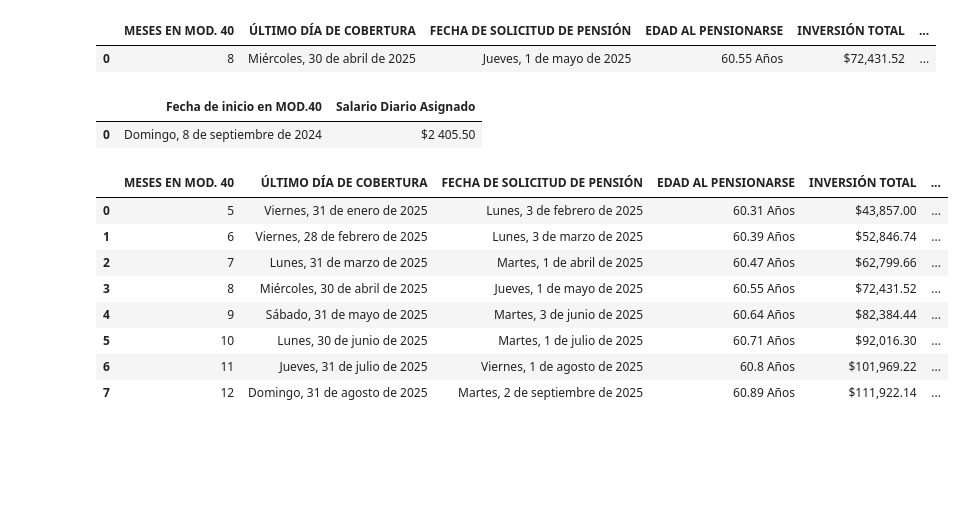
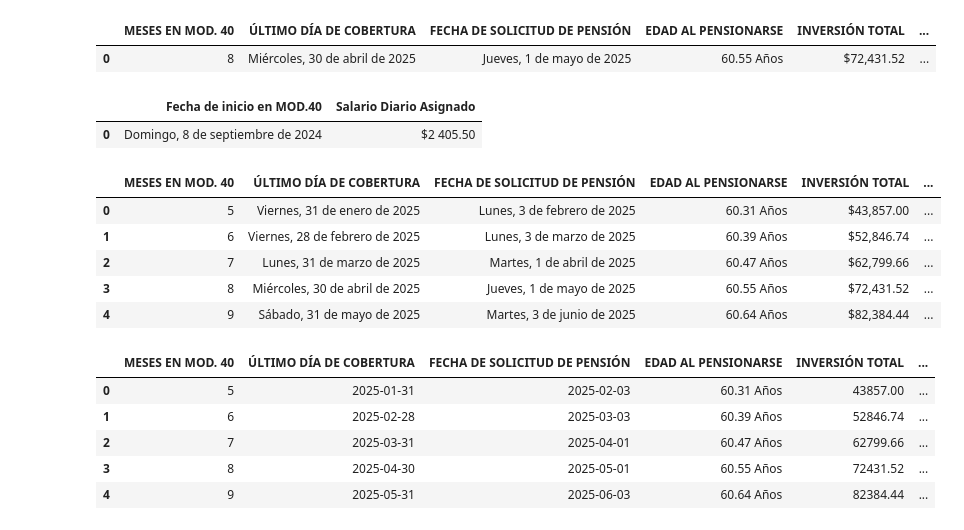
Before and after one commit to Alfonzo1114/streamlit, a Jupyter notebook: Pensiones_V3.ipynb, the cells around one changed output. Cells and saved outputs as stored; diff of their text form; code cells hidden in the pictures; blank space fills up the shorter version.

```diff
--- a/Pensiones_V3.ipynb
+++ b/Pensiones_V3.ipynb
@@ -1632,8 +1633,8 @@ def tablas_corridas40(salario_diario, fecha_inicio, fecha_nacimiento, inizio, fi
 
         # Calculate age at retirement
         edad_al_pensionarse = round((fecha_solicitud- fecha_nacimiento).days / 365.25, 2)
-        inversion_total = pagos40_simplificado(salario_diario, fecha_inicio, mese)
-        inversion_total = convert_double_currency(inversion_total)
+        inversion_total_num = pagos40_simplificado(salario_diario, fecha_inicio, mese)
+        inversion_total = convert_double_currency(inversion_total_num)
         nuevas_semanas_reconocidas = nuevas_semanas_reconocidas_fcn(semanas_reconocidas=semanas_reconocidas,
                                                                     fecha_inicio=fecha_inicio, fecha_final=fecha_fin_cobertura)
 
@@ -1651,8 +1652,8 @@ def tablas_corridas40(salario_diario, fecha_inicio, fecha_nacimiento, inizio, fi
             porcentaje_asignaciones=0.15
         )
         pension_df, detalles_df = pension_manual.calculo_pension()
-
         pension_final = detalles_df.loc['Pension Final']['Valores']
+        pension_final_num = float(pension_final.strip('$').replace(',', ''))
 
         if mese == inizio:
             # Second dataframe with detailed information
@@ -1664,38 +1665,60 @@ def tablas_corridas40(salario_diario, fecha_inicio, fecha_nacimiento, inizio, fi
                 'INVERSIÓN TOTAL':inversion_total,
                 'PENSIÓN ALCANZADA':pension_final
             })
+            df_detalle_pension_num = pd.DataFrame({
+                'MESES EN MOD. 40': [mese],
+                'ÚLTIMO DÍA DE COBERTURA': [fecha_fin_cobertura],
+                'FECHA DE SOLICITUD DE PENSIÓN': [fecha_solicitud],
+                'EDAD AL PENSIONARSE': [f"{edad_al_pensionarse} Años"],
+                'INVERSIÓN TOTAL':inversion_total_num,
+                'PENSIÓN ALCANZADA':pension_final_num
+            })
         else:
             df_detalle_pension_subsequente = pd.DataFrame({
             'MESES EN MOD. 40': [mese],
             'ÚLTIMO DÍA DE COBERTURA': format_spanish_date(str(fecha_fin_cobertura)),
             'FECHA DE SOLICITUD DE PENSIÓN': format_spanish_date(str(fecha_solicitud)),
             'EDAD AL PENSIONARSE': [f"{edad_al_pensionarse} Años"],
             'INVERSIÓN TOTAL':inversion_total,
             'PENSIÓN ALCANZADA':pension_final
         })
+            df_detalle_pension_subsequente_num = pd.DataFrame({
+                'MESES EN MOD. 40': [mese],
+                'ÚLTIMO DÍA DE COBERTURA': [fecha_fin_cobertura],
+                'FECHA DE SOLICITUD DE PENSIÓN': [fecha_solicitud],
+                'EDAD AL PENSIONARSE': [f"{edad_al_pensionarse} Años"],
+                'INVERSIÓN TOTAL':inversion_total_num,
+                'PENSIÓN ALCANZADA':pension_final_num
+            })
 
             df_detalle_pension = pd.concat([df_detalle_pension, df_detalle_pension_subsequente], ignore_index=True)
 
-    return df_info_basica, df_detalle_pension
+            df_detalle_pension_num = pd.concat([df_detalle_pension_num, df_detalle_pension_subsequente_num], ignore_index=True)
+
+    return df_info_basica, df_detalle_pension, df_detalle_pension_num
 
 fecha_inicio = date(2024, 9, 8)
 fecha_nacimiento = date(1964, 10, 13)#date(1965, 10, 5)
 inizio = 5
-finale = 12
+finale = 9
 semanas_reconocidas = Usuario.semanas_totales
-df1, df2 = tablas_corridas40(2405.5, fecha_inicio, fecha_nacimiento, inizio, finale, semanas_reconocidas)
+df1, df2, df3 = tablas_corridas40(2405.5, fecha_inicio, fecha_nacimiento, inizio, finale, semanas_reconocidas)
 
 display(df1)
 display(df2)
+display(df3)
 # %% [output]
 |  | Fecha de inicio en MOD.40 | Salario Diario Asignado |
 | 0 | Domingo, 8 de septiembre de 2024 | $2 405.50 |
 |  | MESES EN MOD. 40 | ÚLTIMO DÍA DE COBERTURA | FECHA DE SOLICITUD DE PENSIÓN | EDAD AL PENSIONARSE | INVERSIÓN TOTAL | ... |
 | 0 | 5 | Viernes, 31 de enero de 2025 | Lunes, 3 de febrero de 2025 | 60.31 Años | $43,857.00 | ... |
 | 1 | 6 | Viernes, 28 de febrero de 2025 | Lunes, 3 de marzo de 2025 | 60.39 Años | $52,846.74 | ... |
 | 2 | 7 | Lunes, 31 de marzo de 2025 | Martes, 1 de abril de 2025 | 60.47 Años | $62,799.66 | ... |
 | 3 | 8 | Miércoles, 30 de abril de 2025 | Jueves, 1 de mayo de 2025 | 60.55 Años | $72,431.52 | ... |
 | 4 | 9 | Sábado, 31 de mayo de 2025 | Martes, 3 de junio de 2025 | 60.64 Años | $82,384.44 | ... |
-| 5 | 10 | Lunes, 30 de junio de 2025 | Martes, 1 de julio de 2025 | 60.71 Años | $92,016.30 | ... |
-| 6 | 11 | Jueves, 31 de julio de 2025 | Viernes, 1 de agosto de 2025 | 60.8 Años | $101,969.22 | ... |
-| 7 | 12 | Domingo, 31 de agosto de 2025 | Martes, 2 de septiembre de 2025 | 60.89 Años | $111,922.14 | ... |
+|  | MESES EN MOD. 40 | ÚLTIMO DÍA DE COBERTURA | FECHA DE SOLICITUD DE PENSIÓN | EDAD AL PENSIONARSE | INVERSIÓN TOTAL | ... |
+| 0 | 5 | 2025-01-31 | 2025-02-03 | 60.31 Años | 43857.00 | ... |
+| 1 | 6 | 2025-02-28 | 2025-03-03 | 60.39 Años | 52846.74 | ... |
+| 2 | 7 | 2025-03-31 | 2025-04-01 | 60.47 Años | 62799.66 | ... |
+| 3 | 8 | 2025-04-30 | 2025-05-01 | 60.55 Años | 72431.52 | ... |
+| 4 | 9 | 2025-05-31 | 2025-06-03 | 60.64 Años | 82384.44 | ... |
```
Also changed, not shown: parts of 17 cells of this notebook.
